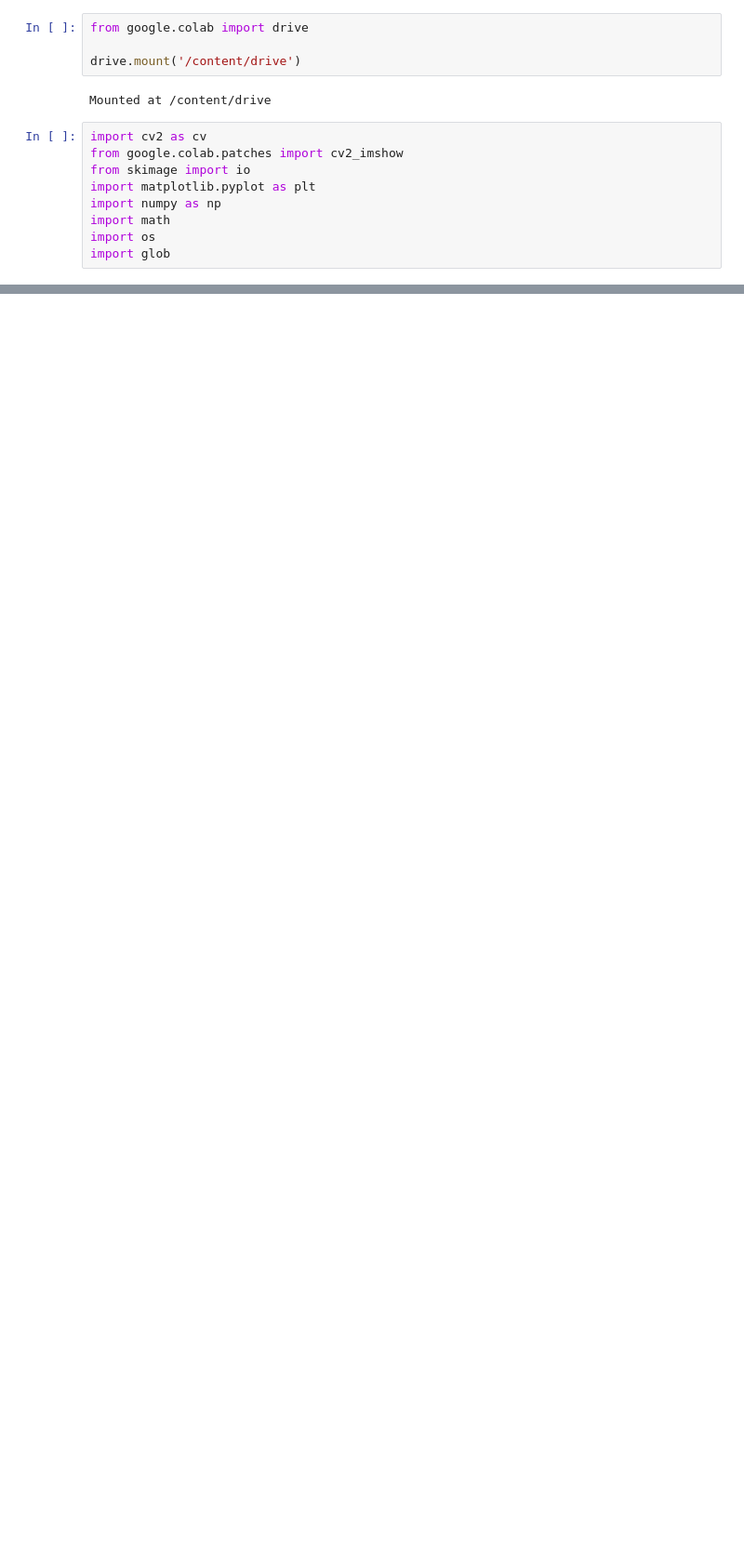
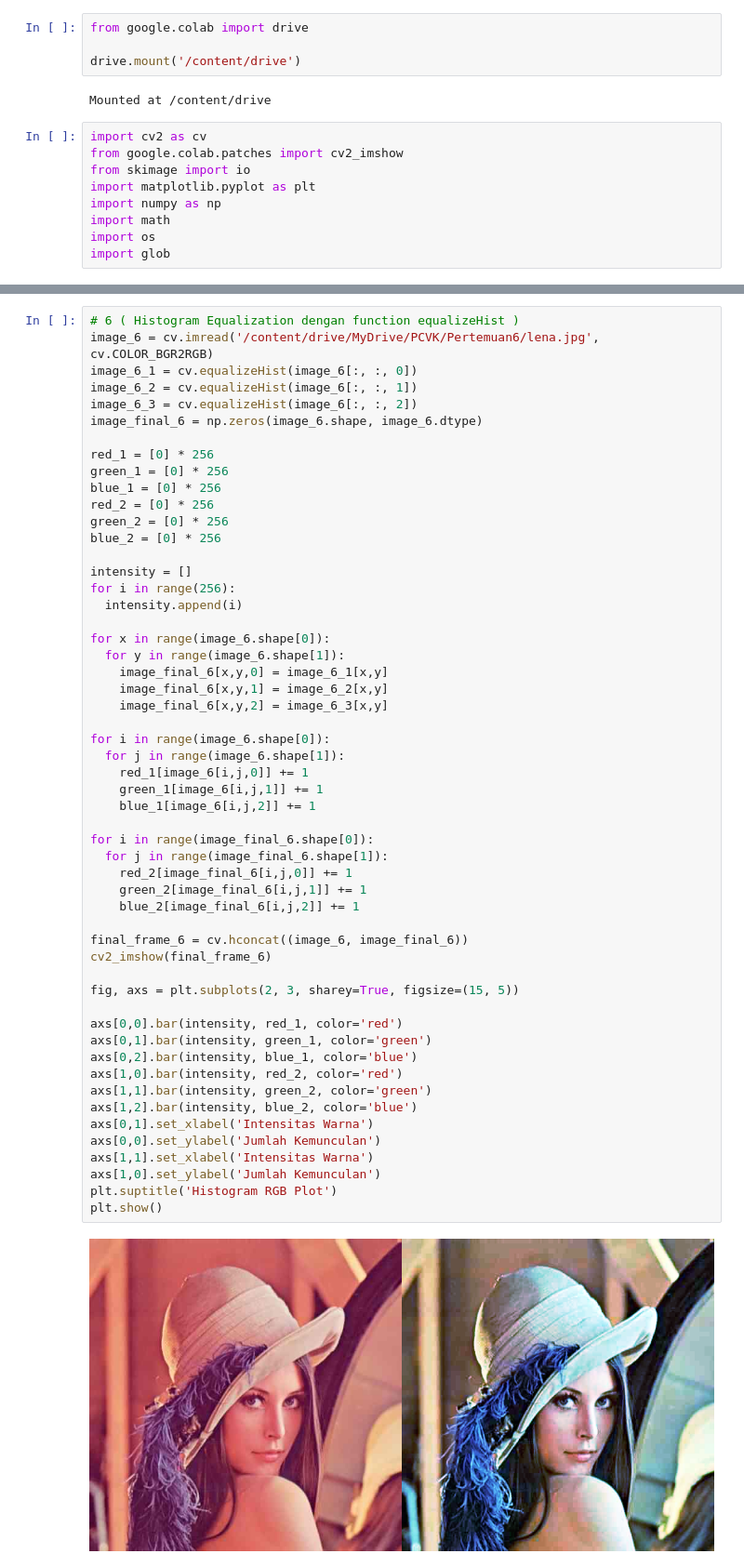
Before and after one commit to AsadillahRamadhan/PCVK, a Jupyter notebook: Pertemuan6.ipynb, the cells around one changed output, grey strips where cells are left out. Shown at 93% size. Saved outputs shown, nothing was run; the diff lists cells and outputs as text; blank space fills up the shorter version.

```diff
--- a/Pertemuan6.ipynb
+++ b/Pertemuan6.ipynb
@@ -69,0 +113,56 @@ for x in range(image_grayscale.shape[0]):
+# %%
+# 6 ( Histogram Equalization dengan function equalizeHist )
+image_6 = cv.imread('/content/drive/MyDrive/PCVK/Pertemuan6/lena.jpg', cv.COLOR_BGR2RGB)
+image_6_1 = cv.equalizeHist(image_6[:, :, 0])
+image_6_2 = cv.equalizeHist(image_6[:, :, 1])
+image_6_3 = cv.equalizeHist(image_6[:, :, 2])
+image_final_6 = np.zeros(image_6.shape, image_6.dtype)
+
+red_1 = [0] * 256
+green_1 = [0] * 256
+blue_1 = [0] * 256
+red_2 = [0] * 256
+green_2 = [0] * 256
+blue_2 = [0] * 256
+
+intensity = []
+for i in range(256):
+  intensity.append(i)
+
+for x in range(image_6.shape[0]):
+  for y in range(image_6.shape[1]):
+    image_final_6[x,y,0] = image_6_1[x,y]
+    image_final_6[x,y,1] = image_6_2[x,y]
+    image_final_6[x,y,2] = image_6_3[x,y]
+
+for i in range(image_6.shape[0]):
+  for j in range(image_6.shape[1]):
+    red_1[image_6[i,j,0]] += 1
+    green_1[image_6[i,j,1]] += 1
+    blue_1[image_6[i,j,2]] += 1
+
+for i in range(image_final_6.shape[0]):
+  for j in range(image_final_6.shape[1]):
+    red_2[image_final_6[i,j,0]] += 1
+    green_2[image_final_6[i,j,1]] += 1
+    blue_2[image_final_6[i,j,2]] += 1
+
+final_frame_6 = cv.hconcat((image_6, image_final_6))
+cv2_imshow(final_frame_6)
+
+fig, axs = plt.subplots(2, 3, sharey=True, figsize=(15, 5))
+
+axs[0,0].bar(intensity, red_1, color='red')
+axs[0,1].bar(intensity, green_1, color='green')
+axs[0,2].bar(intensity, blue_1, color='blue')
+axs[1,0].bar(intensity, red_2, color='red')
+axs[1,1].bar(intensity, green_2, color='green')
+axs[1,2].bar(intensity, blue_2, color='blue')
+axs[0,1].set_xlabel('Intensitas Warna')
+axs[0,0].set_ylabel('Jumlah Kemunculan')
+axs[1,1].set_xlabel('Intensitas Warna')
+axs[1,0].set_ylabel('Jumlah Kemunculan')
+plt.suptitle('Histogram RGB Plot')
+plt.show()
+# %% [output]
+[figure, added]
```
Also changed, not shown: parts of 10 cells of this notebook.
